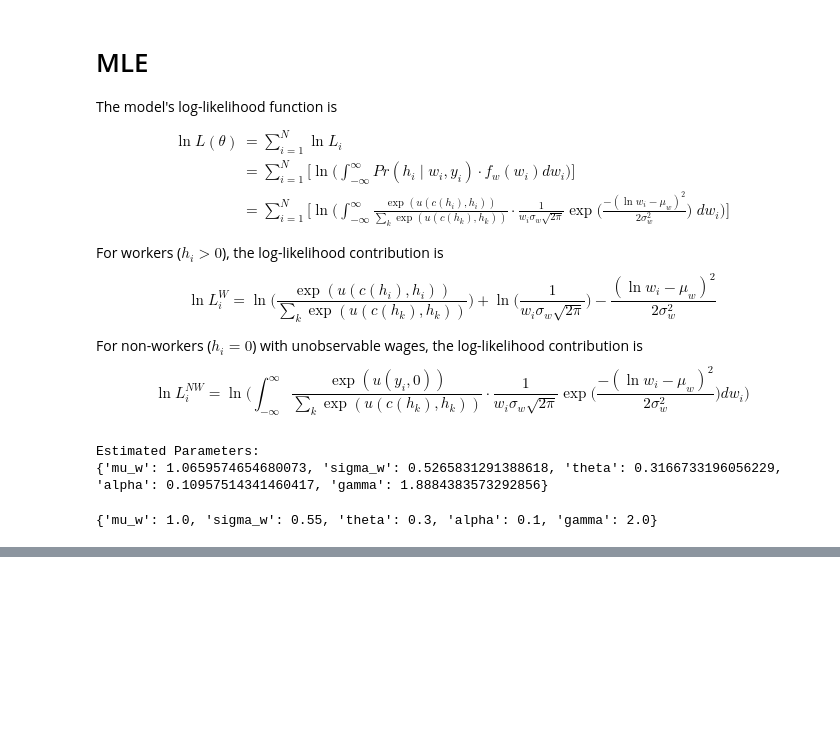
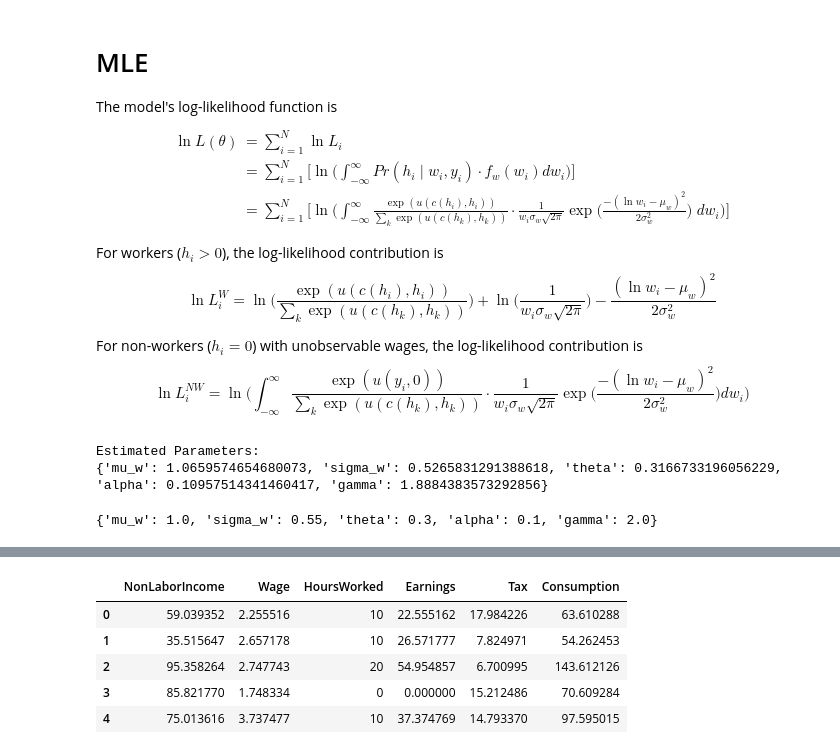
Before and after one commit to hshen0820/Labor-Economics-8400-SP25-, a Jupyter notebook: PSet1/PSet1.ipynb, the cells around one changed output, grey strips where cells are left out. Saved outputs shown, nothing was run; the diff lists cells and outputs as text; code cells hidden in the pictures; blank space fills up the shorter version.

```diff
--- a/PSet1/PSet1.ipynb
+++ b/PSet1/PSet1.ipynb
@@ -349,0 +406,18 @@ print(params_init)
+# %%
+data_new = pd.DataFrame({
+    'NonLaborIncome': Y,
+    'Wage': w,
+    'HoursWorked': choices
+})
+data_new['Earnings'] = data_new['Wage'] * data_new['HoursWorked']
+data_new['Tax'] = tax_reform(data['Earnings'])
+data_new['Consumption'] = data_new['NonLaborIncome'] + data_new['Earnings'] - data_new['Tax']
+data_new.to_csv('simulated_labor_supply_taxReform.csv', index=False)
+data_new.head()
+# %% [output]
+|  | NonLaborIncome | Wage | HoursWorked | Earnings | Tax | Consumption |
+| 0 | 59.039352 | 2.255516 | 10 | 22.555162 | 17.984226 | 63.610288 |
+| 1 | 35.515647 | 2.657178 | 10 | 26.571777 | 7.824971 | 54.262453 |
+| 2 | 95.358264 | 2.747743 | 20 | 54.954857 | 6.700995 | 143.612126 |
+| 3 | 85.821770 | 1.748334 | 0 | 0.000000 | 15.212486 | 70.609284 |
+| 4 | 75.013616 | 3.737477 | 10 | 37.374769 | 14.793370 | 97.595015 |
```
Also changed, not shown: parts of 6 cells of this notebook.
